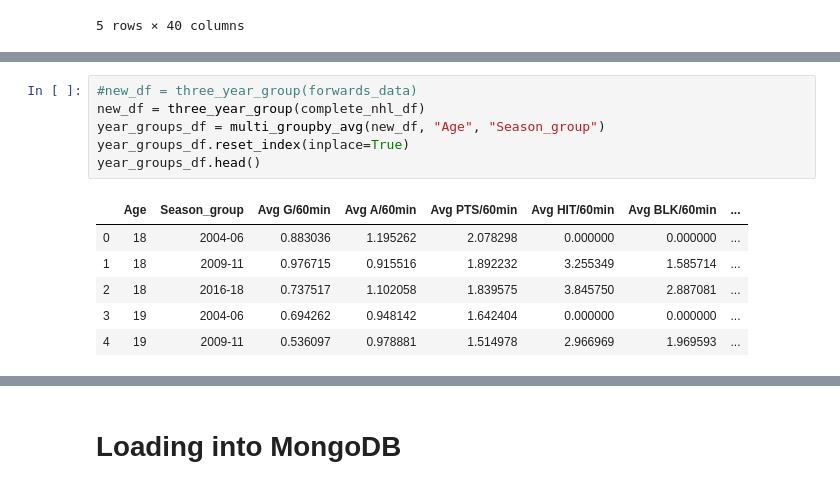
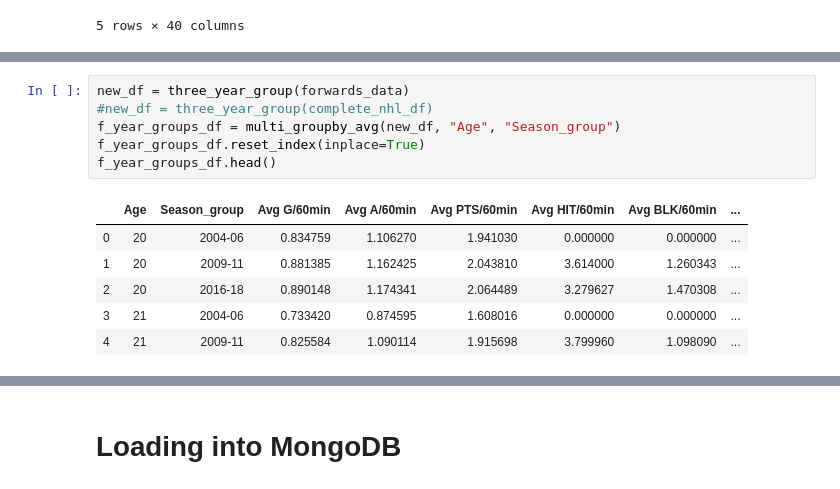
Before and after one commit to Silveris/HockeyStuff, a Jupyter notebook: data_transformation/data_load.ipynb, the cells around one changed output, grey strips where cells are left out. Drawn from its saved outputs; the diff is of its cells as text.

```diff
--- a/data_transformation/data_load.ipynb
+++ b/data_transformation/data_load.ipynb
@@ -201,14 +217,14 @@ season_df.head()
 # %%
-#new_df = three_year_group(forwards_data)
-new_df = three_year_group(complete_nhl_df)
-year_groups_df = multi_groupby_avg(new_df, "Age", "Season_group")
-year_groups_df.reset_index(inplace=True)
-year_groups_df.head()
+new_df = three_year_group(forwards_data)
+#new_df = three_year_group(complete_nhl_df)
+f_year_groups_df = multi_groupby_avg(new_df, "Age", "Season_group")
+f_year_groups_df.reset_index(inplace=True)
+f_year_groups_df.head()
 # %% [output]
 |  | Age | Season_group | Avg G/60min | Avg A/60min | Avg PTS/60min | Avg HIT/60min | Avg BLK/60min | ... |
-| 0 | 18 | 2004-06 | 0.883036 | 1.195262 | 2.078298 | 0.000000 | 0.000000 | ... |
-| 1 | 18 | 2009-11 | 0.976715 | 0.915516 | 1.892232 | 3.255349 | 1.585714 | ... |
-| 2 | 18 | 2016-18 | 0.737517 | 1.102058 | 1.839575 | 3.845750 | 2.887081 | ... |
-| 3 | 19 | 2004-06 | 0.694262 | 0.948142 | 1.642404 | 0.000000 | 0.000000 | ... |
-| 4 | 19 | 2009-11 | 0.536097 | 0.978881 | 1.514978 | 2.966969 | 1.969593 | ... |
+| 0 | 20 | 2004-06 | 0.834759 | 1.106270 | 1.941030 | 0.000000 | 0.000000 | ... |
+| 1 | 20 | 2009-11 | 0.881385 | 1.162425 | 2.043810 | 3.614000 | 1.260343 | ... |
+| 2 | 20 | 2016-18 | 0.890148 | 1.174341 | 2.064489 | 3.279627 | 1.470308 | ... |
+| 3 | 21 | 2004-06 | 0.733420 | 0.874595 | 1.608016 | 0.000000 | 0.000000 | ... |
+| 4 | 21 | 2009-11 | 0.825584 | 1.090114 | 1.915698 | 3.799960 | 1.098090 | ... |
 # %%
```
Also changed, not shown: parts of 17 cells of this notebook, 5 other files.
